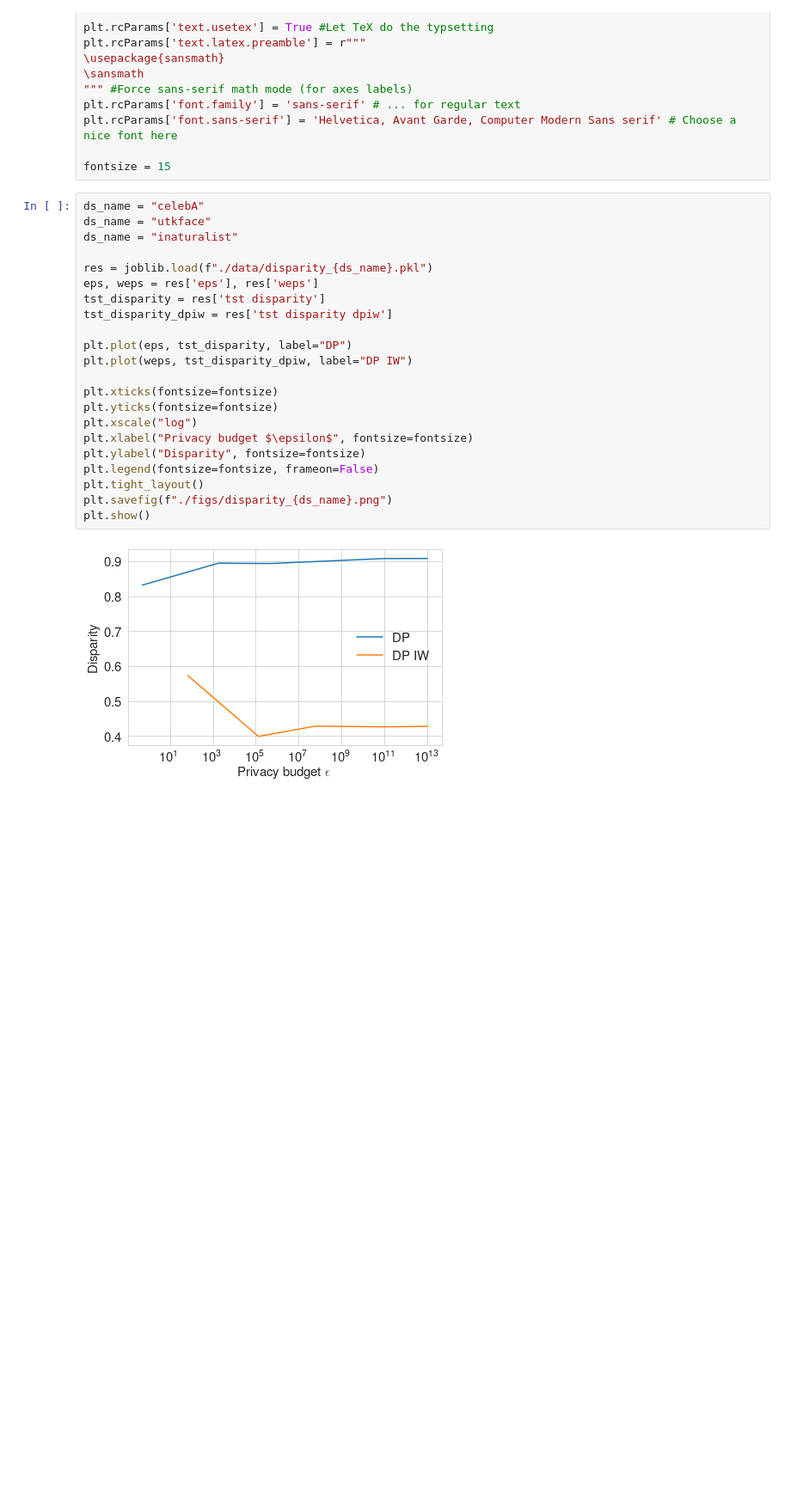
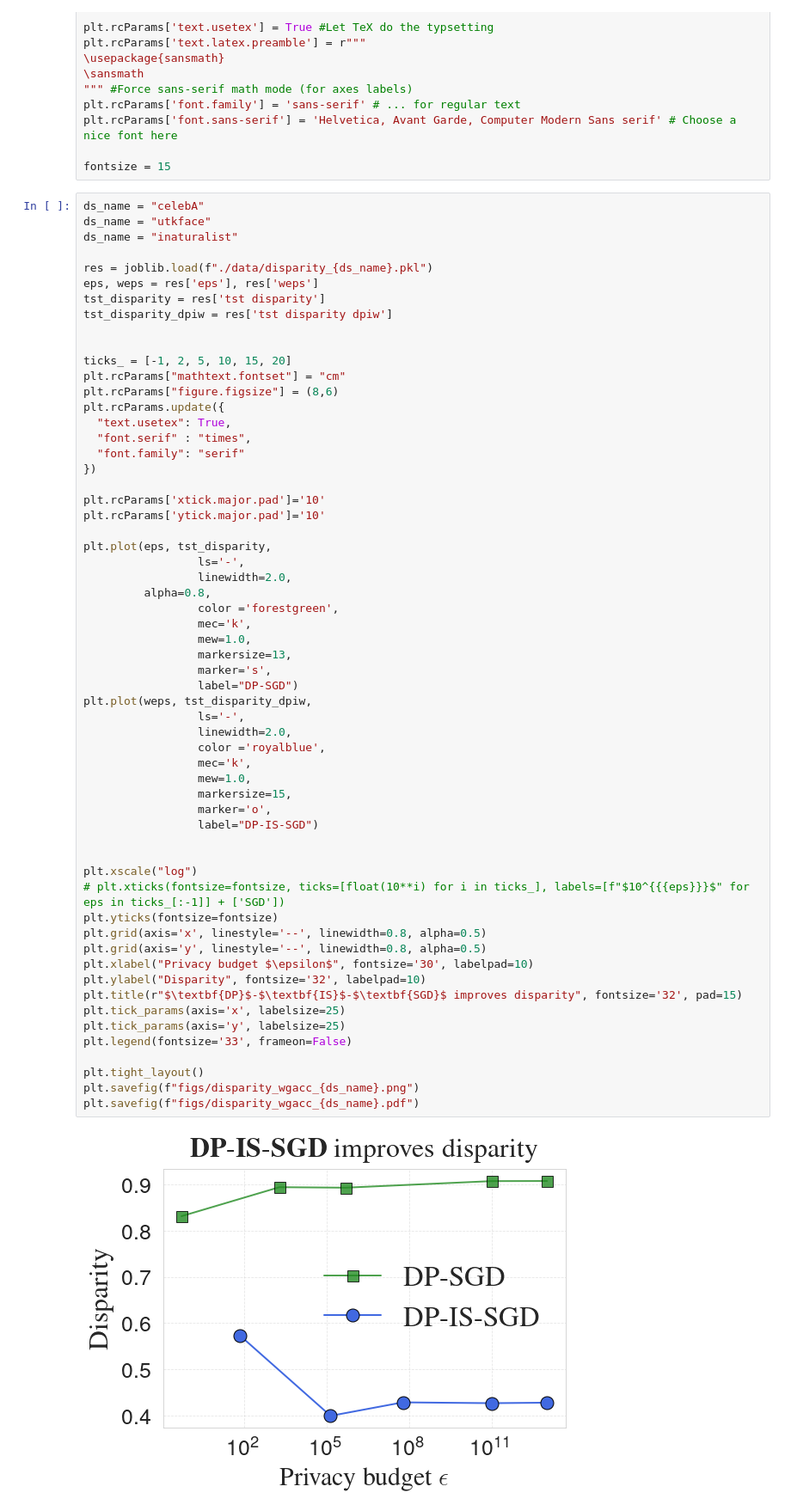
Before and after one commit to yangarbiter/wilds, a Jupyter notebook: notebooks/gen_disparity_figs.ipynb, the cells around one changed output. Shown at 86% size. Drawn from its saved outputs; the diff is of its cells as text; blank space fills up the shorter version.

Commit message:
update figures

```diff
--- a/notebooks/gen_disparity_figs.ipynb
+++ b/notebooks/gen_disparity_figs.ipynb
@@ -29,24 +29,61 @@ fontsize = 15
 # %%
 ds_name = "celebA"
 ds_name = "utkface"
 ds_name = "inaturalist"
 
 res = joblib.load(f"./data/disparity_{ds_name}.pkl")
 eps, weps = res['eps'], res['weps']
 tst_disparity = res['tst disparity']
 tst_disparity_dpiw = res['tst disparity dpiw']
 
-plt.plot(eps, tst_disparity, label="DP")
-plt.plot(weps, tst_disparity_dpiw, label="DP IW")
 
-plt.xticks(fontsize=fontsize)
+ticks_ = [-1, 2, 5, 10, 15, 20]
+plt.rcParams["mathtext.fontset"] = "cm"
+plt.rcParams["figure.figsize"] = (8,6)
+plt.rcParams.update({
+  "text.usetex": True,
+  "font.serif" : "times",
+  "font.family": "serif"
+})
+
+plt.rcParams['xtick.major.pad']='10'
+plt.rcParams['ytick.major.pad']='10'
+
+plt.plot(eps, tst_disparity,
+                 ls='-',
+                 linewidth=2.0,
+         alpha=0.8,
+                 color ='forestgreen',
+                 mec='k',
+                 mew=1.0,
+                 markersize=13,
+                 marker='s',
+                 label="DP-SGD")
+plt.plot(weps, tst_disparity_dpiw,
+                 ls='-',
+                 linewidth=2.0,
+                 color ='royalblue',
+                 mec='k',
+                 mew=1.0,
+                 markersize=15,
+                 marker='o',
+                 label="DP-IS-SGD")
+
+
+plt.xscale("log")
+# plt.xticks(fontsize=fontsize, ticks=[float(10**i) for i in ticks_], labels=[f"$10^{{{eps}}}$" for eps in ticks_[:-1]] + ['SGD'])
 plt.yticks(fontsize=fontsize)
-plt.xscale("log")
-plt.xlabel("Privacy budget $\epsilon$", fontsize=fontsize)
-plt.ylabel("Disparity", fontsize=fontsize)
-plt.legend(fontsize=fontsize, frameon=False)
+plt.grid(axis='x', linestyle='--', linewidth=0.8, alpha=0.5)
+plt.grid(axis='y', linestyle='--', linewidth=0.8, alpha=0.5)
+plt.xlabel("Privacy budget $\epsilon$", fontsize='30', labelpad=10)
+plt.ylabel("Disparity", fontsize='32', labelpad=10)
+plt.title(r"$\textbf{DP}$-$\textbf{IS}$-$\textbf{SGD}$ improves disparity", fontsize='32', pad=15)
+plt.tick_params(axis='x', labelsize=25)
+plt.tick_params(axis='y', labelsize=25)
+plt.legend(fontsize='33', frameon=False)
+
 plt.tight_layout()
-plt.savefig(f"./figs/disparity_{ds_name}.png")
-plt.show()
+plt.savefig(f"figs/disparity_wgacc_{ds_name}.png")
+plt.savefig(f"figs/disparity_wgacc_{ds_name}.pdf")
 # %% [output]
-[figure, old version]
+[figure, new version]
```
Also changed, not shown: parts of 2 cells of this notebook, 5 other files.
